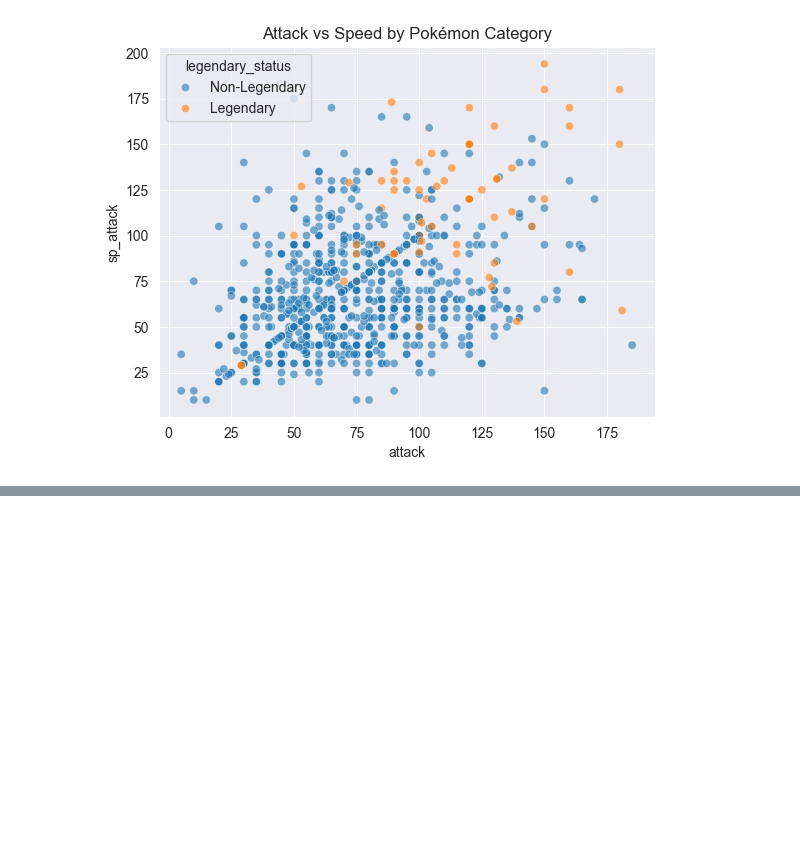
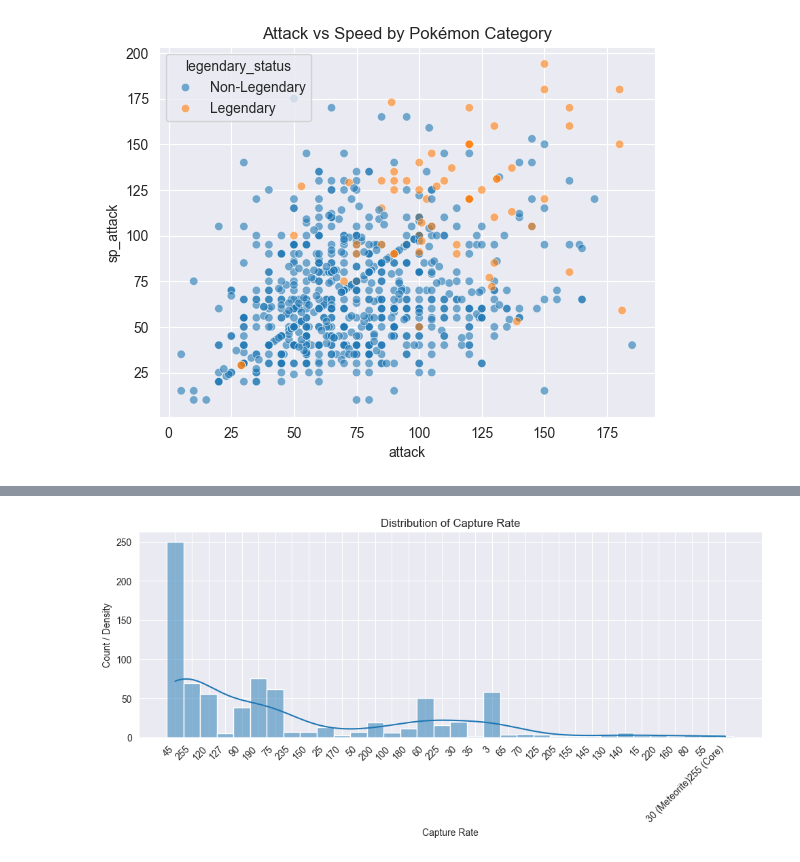
Before and after one commit to Barderus/pokemon-analysis, a Jupyter notebook: Notebooks/01 - New_EDA.ipynb, the cells around one changed output, grey strips where cells are left out. Saved outputs shown, nothing was run; the diff lists cells and outputs as text; code cells hidden in the pictures; blank space fills up the shorter version.

Commit message:
- Added capture rate, egg base steps and experience growth analysis.

```diff
--- a/Notebooks/01 - New_EDA.ipynb
+++ b/Notebooks/01 - New_EDA.ipynb
@@ -264,0 +281,11 @@ plt.show()
+# %%
+plt.figure(figsize=(10, 5))
+sns.histplot(df["capture_rate"], bins=30, kde=True)
+plt.title("Distribution of Capture Rate")
+plt.xlabel("Capture Rate")
+plt.xticks(rotation=45, ha='right')
+plt.ylabel("Count / Density")
+plt.tight_layout()
+plt.show()
+# %% [output]
+[figure, added]
```
Also changed, not shown: parts of 18 cells of this notebook.
